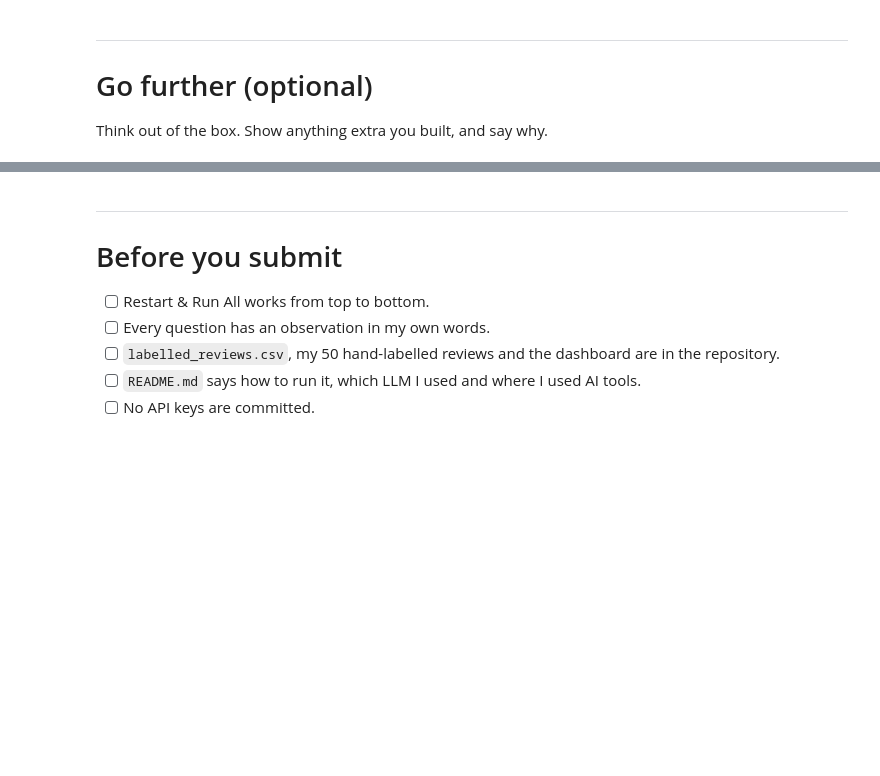
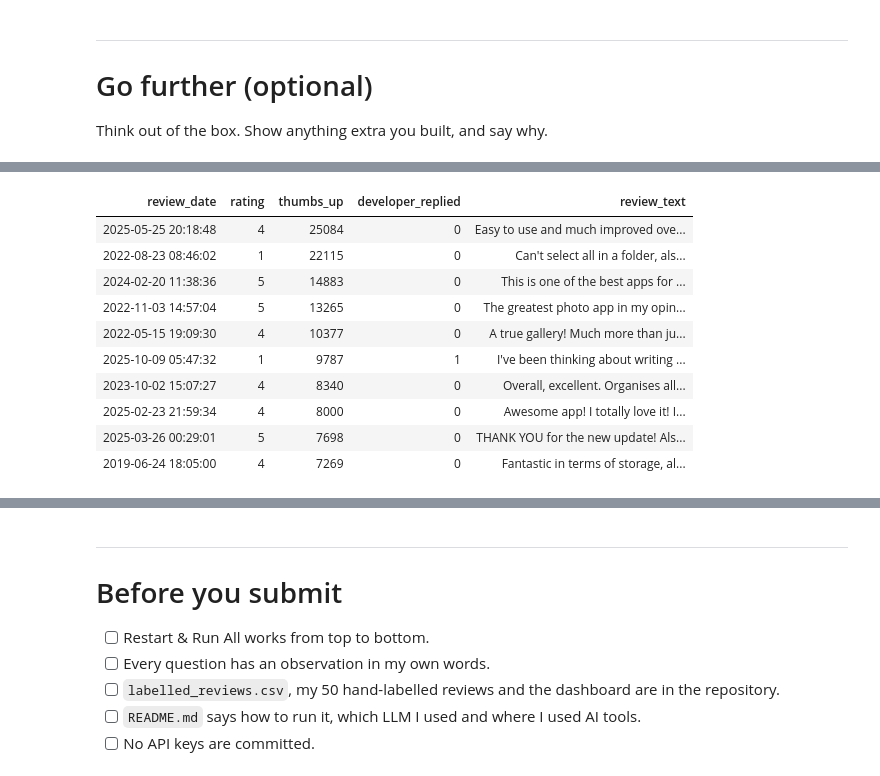
Before and after one commit to vishal0205/Google-Photo-Review-Analyser-, a Jupyter notebook: Review_Analyser_Starter.ipynb, the cells around one changed output, grey strips where cells are left out. Saved outputs shown, nothing was run; the diff lists cells and outputs as text; code cells hidden in the pictures; blank space fills up the shorter version.

```diff
--- a/Review_Analyser_Starter.ipynb
+++ b/Review_Analyser_Starter.ipynb
@@ -3300,0 +3505,27 @@ Python executable: c:\Users\Visha\OneDrive\Documents\Review Analyser Assignment\
+# %%
+top_helpful_reviews = (
+    df.sort_values("thumbs_up", ascending=False)
+    [[
+        "review_date",
+        "rating",
+        "thumbs_up",
+        "developer_replied",
+        "review_text"
+    ]]
+    .head(10)
+    .reset_index(drop=True)
+)
+
+display(top_helpful_reviews.style.hide(axis="index"))
+# %% [output]
+| review_date | rating | thumbs_up | developer_replied | review_text |
+| 2025-05-25 20:18:48 | 4 | 25084 | 0 | Easy to use and much improved ove... |
+| 2022-08-23 08:46:02 | 1 | 22115 | 0 | Can't select all in a folder, als... |
+| 2024-02-20 11:38:36 | 5 | 14883 | 0 | This is one of the best apps for ... |
+| 2022-11-03 14:57:04 | 5 | 13265 | 0 | The greatest photo app in my opin... |
+| 2022-05-15 19:09:30 | 4 | 10377 | 0 | A true gallery! Much more than ju... |
+| 2025-10-09 05:47:32 | 1 | 9787 | 1 | I've been thinking about writing ... |
+| 2023-10-02 15:07:27 | 4 | 8340 | 0 | Overall, excellent. Organises all... |
+| 2025-02-23 21:59:34 | 4 | 8000 | 0 | Awesome app! I totally love it! I... |
+| 2025-03-26 00:29:01 | 5 | 7698 | 0 | THANK YOU for the new update! Als... |
+| 2019-06-24 18:05:00 | 4 | 7269 | 0 | Fantastic in terms of storage, al... |
```
Also changed, not shown: parts of 10 cells of this notebook, 4 other files.
